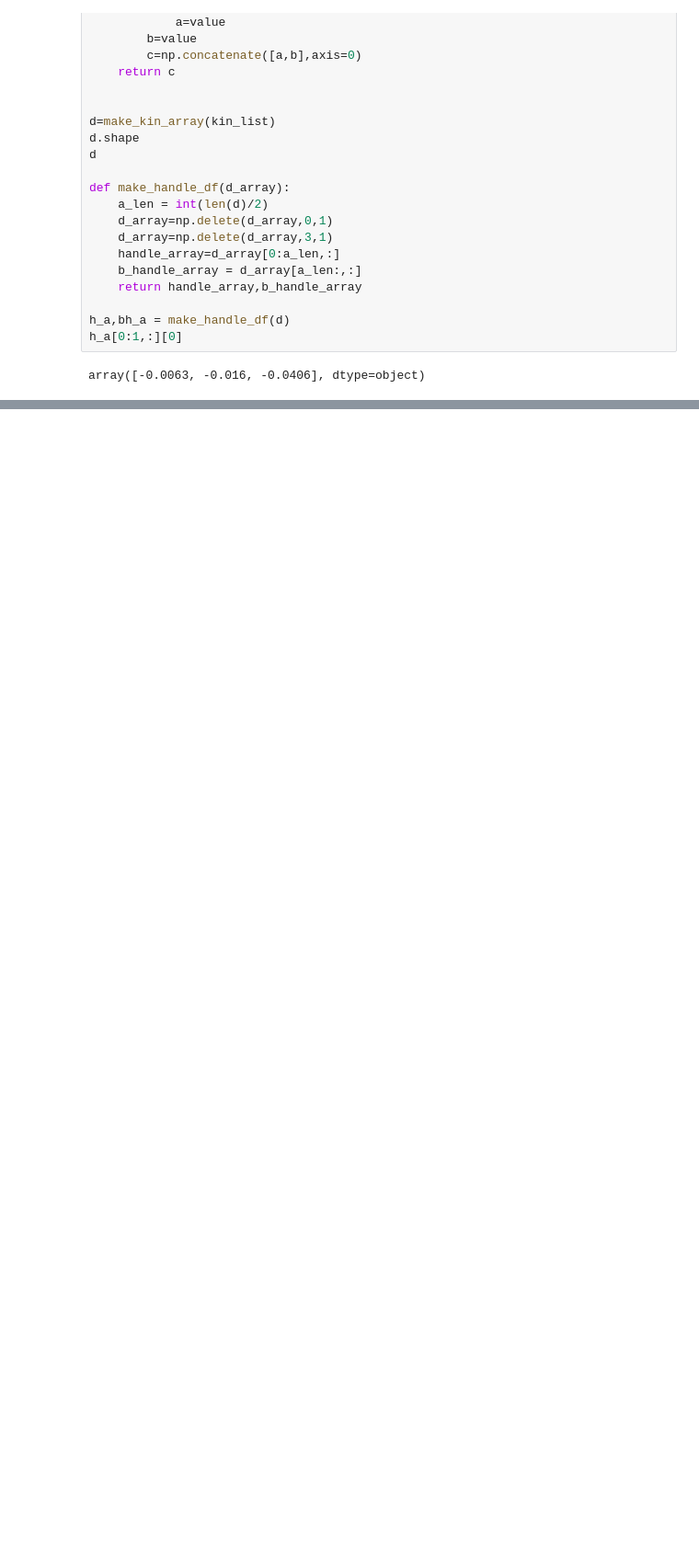
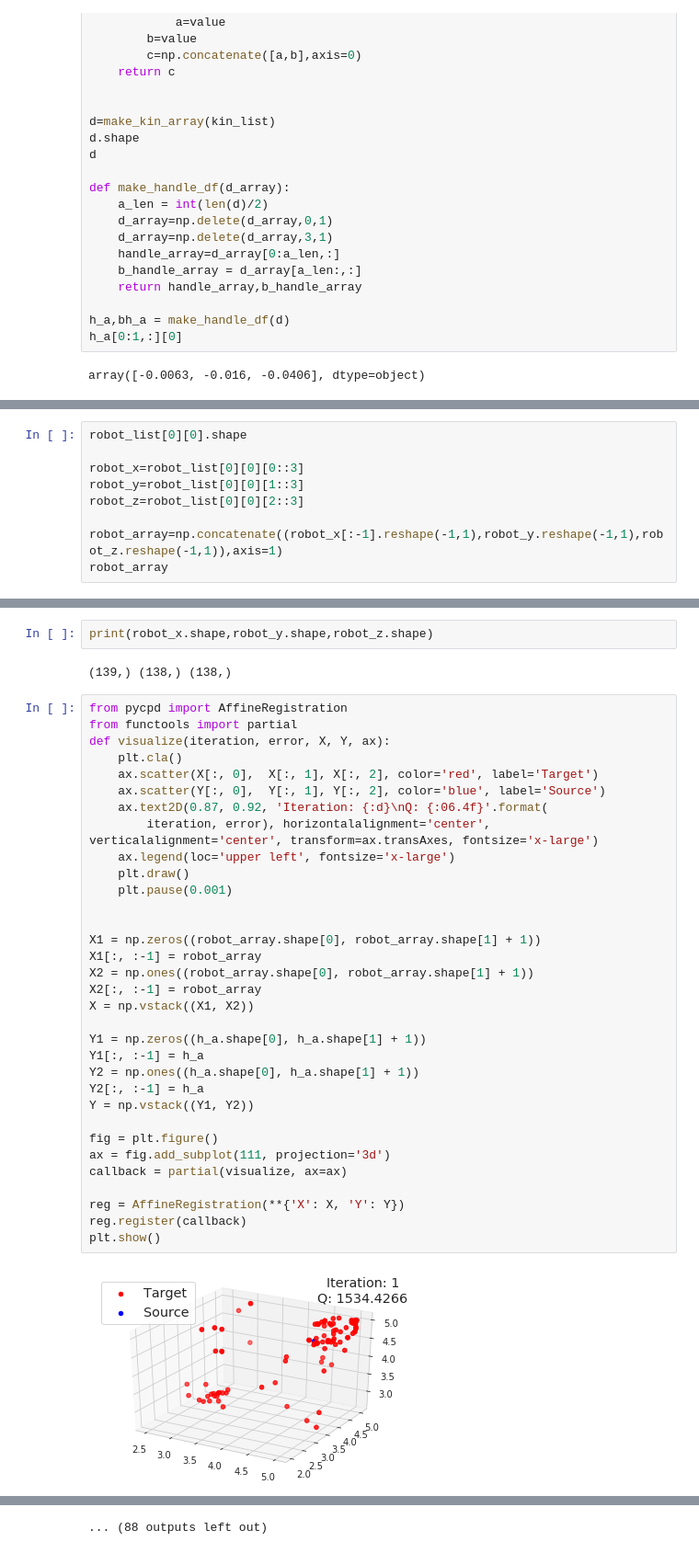
Before and after one commit to BouchardLab/ReachMaster, a Jupyter notebook: software/preprocessing/reaching_without_borders/coordinate_matching/Potentiometer_To_Video.ipynb, the cells around one changed output, grey strips where cells are left out. Shown: that part at 92% size. Cells and saved outputs as stored; diff of their text form; blank space fills up the shorter version.

```diff
--- a/software/preprocessing/reaching_without_borders/coordinate_matching/Potentiometer_To_Video.ipynb
+++ b/software/preprocessing/reaching_without_borders/coordinate_matching/Potentiometer_To_Video.ipynb
@@ -510,0 +512,9 @@ NameError: name 'a1' is not defined
+# %%
+robot_list[0][0].shape
+
+robot_x=robot_list[0][0][0::3]
+robot_y=robot_list[0][0][1::3]
+robot_z=robot_list[0][0][2::3]
+
+robot_array=np.concatenate((robot_x[:-1].reshape(-1,1),robot_y.reshape(-1,1),robot_z.reshape(-1,1)),axis=1)
+robot_array
@@ -510,0 +539,39 @@ NameError: name 'a1' is not defined
+# %%
+print(robot_x.shape,robot_y.shape,robot_z.shape)
+# %% [output]
+(139,) (138,) (138,)
+# %%
+from pycpd import AffineRegistration
+from functools import partial
+def visualize(iteration, error, X, Y, ax):
+    plt.cla()
+    ax.scatter(X[:, 0],  X[:, 1], X[:, 2], color='red', label='Target')
+    ax.scatter(Y[:, 0],  Y[:, 1], Y[:, 2], color='blue', label='Source')
+    ax.text2D(0.87, 0.92, 'Iteration: {:d}\nQ: {:06.4f}'.format(
+        iteration, error), horizontalalignment='center', verticalalignment='center', transform=ax.transAxes, fontsize='x-large')
+    ax.legend(loc='upper left', fontsize='x-large')
+    plt.draw()
+    plt.pause(0.001)
+
+
+X1 = np.zeros((robot_array.shape[0], robot_array.shape[1] + 1))
+X1[:, :-1] = robot_array
+X2 = np.ones((robot_array.shape[0], robot_array.shape[1] + 1))
+X2[:, :-1] = robot_array
+X = np.vstack((X1, X2))
+
+Y1 = np.zeros((h_a.shape[0], h_a.shape[1] + 1))
+Y1[:, :-1] = h_a
+Y2 = np.ones((h_a.shape[0], h_a.shape[1] + 1))
+Y2[:, :-1] = h_a
+Y = np.vstack((Y1, Y2))
+
+fig = plt.figure()
+ax = fig.add_subplot(111, projection='3d')
+callback = partial(visualize, ax=ax)
+
+reg = AffineRegistration(**{'X': X, 'Y': Y})
+reg.register(callback)
+plt.show()
+# %% [output]
+[figure, added]
@@ -510,0 +589 @@ NameError: name 'a1' is not defined
+... (88 outputs left out)
```
Also changed, not shown: parts of 16 cells of this notebook.
